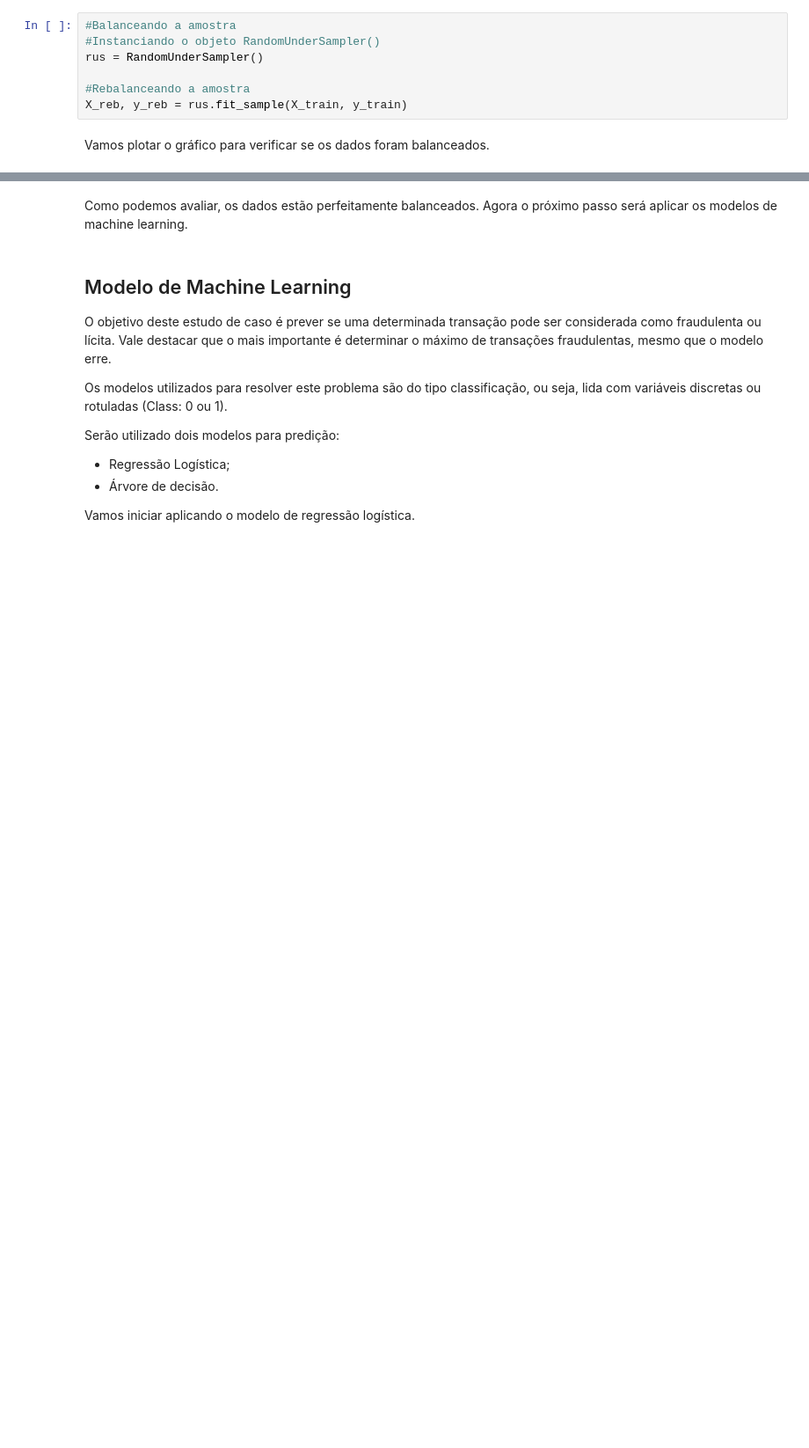
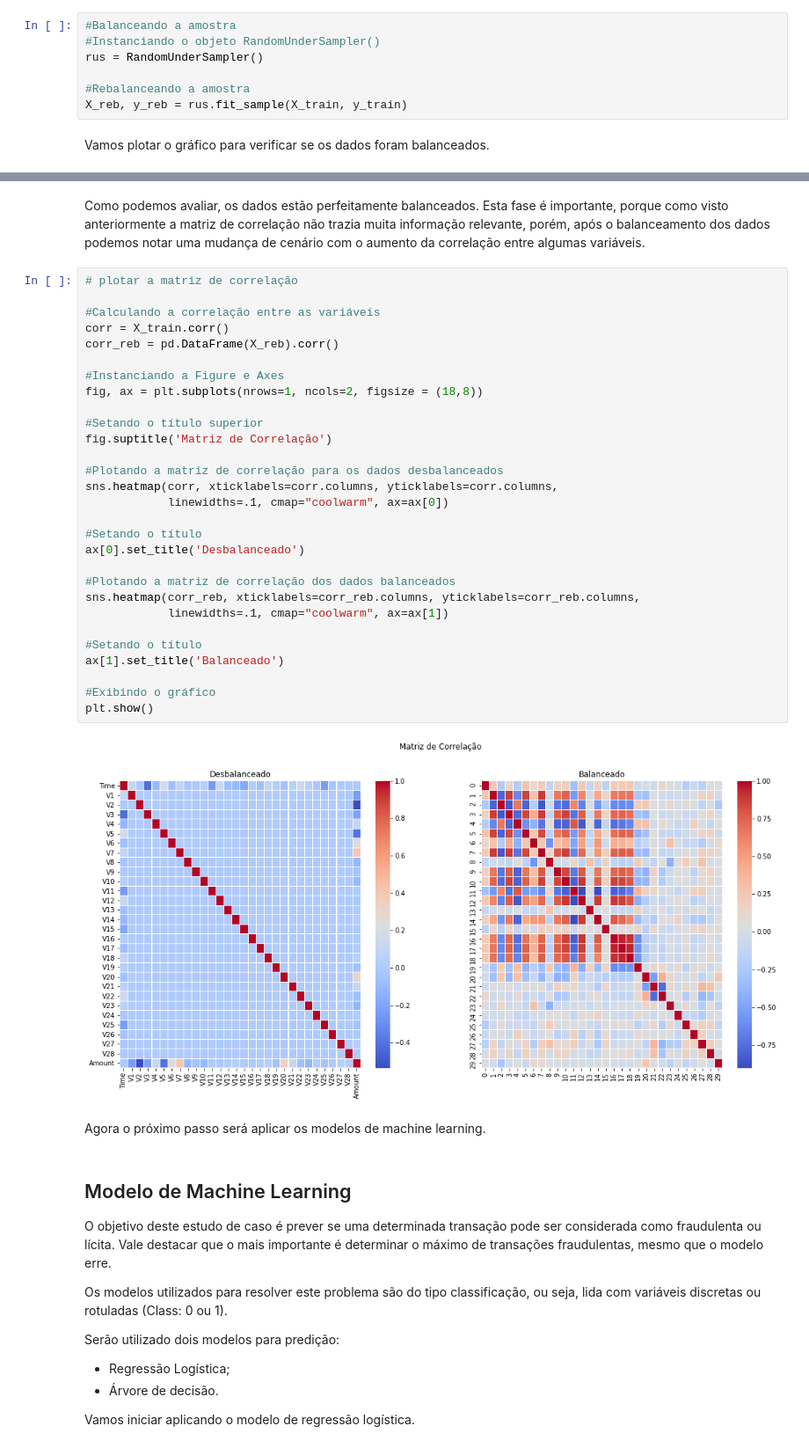
Before and after one commit to fabiocceruti/Identificacao_Fraude_Cartao_Credito_ML, a Jupyter notebook: Detecção_de_Fraude_em_Cartões_de_Crédito.ipynb, the cells around one changed output, grey strips where cells are left out. Shown at 88% size. Saved outputs shown, nothing was run; the diff lists cells and outputs as text; blank space fills up the shorter version.

```diff
--- a/Detecção_de_Fraude_em_Cartões_de_Crédito.ipynb
+++ b/Detecção_de_Fraude_em_Cartões_de_Crédito.ipynb
@@ -481,5 +483,38 @@ with plt.rc_context(rc_params):
+# %% [markdown]
+Como podemos avaliar, os dados estão perfeitamente balanceados. Esta fase é importante, porque como visto anteriormente a matriz de correlação não trazia muita informação relevante, porém, após o balanceamento dos dados podemos notar uma mudança de cenário com o aumento da correlação entre algumas variáveis.
+# %%
+# plotar a matriz de correlação
+
+#Calculando a correlação entre as variáveis
+corr = X_train.corr()
+corr_reb = pd.DataFrame(X_reb).corr()
+
+#Instanciando a Figure e Axes
+fig, ax = plt.subplots(nrows=1, ncols=2, figsize = (18,8))
+
+#Setando o título superior
+fig.suptitle('Matriz de Correlação')
+
+#Plotando a matriz de correlação para os dados desbalanceados
+sns.heatmap(corr, xticklabels=corr.columns, yticklabels=corr.columns,
+            linewidths=.1, cmap="coolwarm", ax=ax[0])
+
+#Setando o título
+ax[0].set_title('Desbalanceado')
+
+#Plotando a matriz de correlação dos dados balanceados
+sns.heatmap(corr_reb, xticklabels=corr_reb.columns, yticklabels=corr_reb.columns,
+            linewidths=.1, cmap="coolwarm", ax=ax[1])
+
+#Setando o título
+ax[1].set_title('Balanceado')
+
+#Exibindo o gráfico
+plt.show()
+# %% [output]
+[figure, added]
 # %% [markdown]
-Como podemos avaliar, os dados estão perfeitamente balanceados. Agora o próximo passo será aplicar os modelos de machine learning.
+Agora o próximo passo será aplicar os modelos de machine learning.
 # %% [markdown]
 ## Modelo de Machine Learning
 
```
Also changed, not shown: parts of 3 cells of this notebook.
